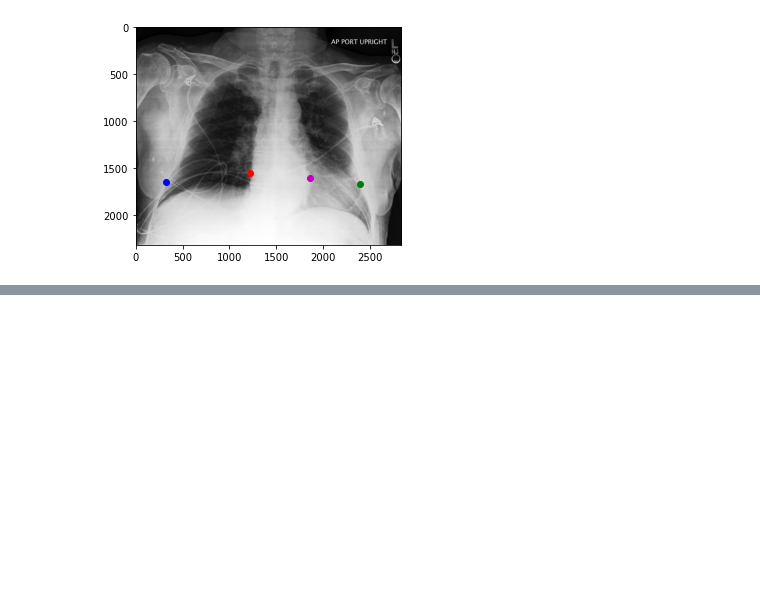
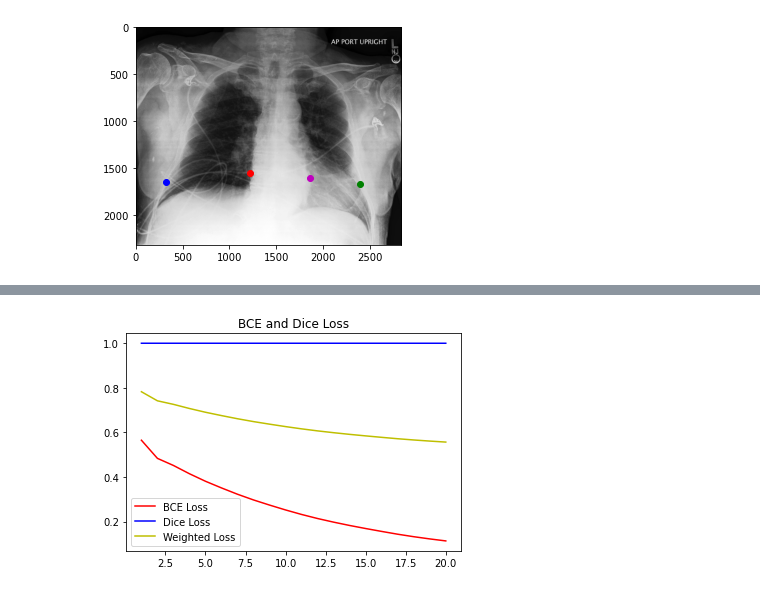
Before and after one commit to Shaumik-Ashraf/AutomatedCardioThoracicRatio, a Jupyter notebook: mask_gen_matplotlib.ipynb, the cells around one changed output, grey strips where cells are left out. Cells and saved outputs as stored; diff of their text form; code cells hidden in the pictures; blank space fills up the shorter version.

Commit message:
add unet_val results

```diff
--- a/mask_gen_matplotlib.ipynb
+++ b/mask_gen_matplotlib.ipynb
@@ -115,0 +175,12 @@ plt.show()
+# %%
+bces = [0.564901, 0.483447, 0.451609, 0.414428, 0.380702, \
+        0.350806, 0.322492, 0.296867, 0.273893, 0.252027, \
+        0.231788, 0.213556, 0.197291, 0.182371, 0.168687, \
+        0.155697, 0.143153, 0.132023, 0.122097, 0.113120]
+dices = [0.999991, 0.999990, 0.999989, 0.999988, 0.999988, \
+        0.999987, 0.999986, 0.999985, 0.999984, 0.999982, \
+        0.999981, 0.999979, 0.999978, 0.999976, 0.999975, \
+        0.999973, 0.999971, 0.999968, 0.999966, 0.999963]
+# %%
+losses = [0.5 * (bces[i] + dices[i]) for i in range(len(bces))]
+losses
@@ -115,0 +208,12 @@ plt.show()
+# %%
+n_epochs = range(1, len(losses)+1)
+
+plt.plot(n_epochs, bces, 'r', label='BCE Loss')
+plt.plot(n_epochs, dices, 'b', label='Dice Loss')
+plt.plot(n_epochs, losses, 'y', label = 'Weighted Loss')
+plt.title('BCE and Dice Loss')
+plt.legend()
+plt.savefig(f'unet_bce_dice_loss.png', dpi=300)
+plt.show()
+# %% [output]
+[figure, added]
```
Also changed, not shown: parts of 6 cells of this notebook, 6 other files.
